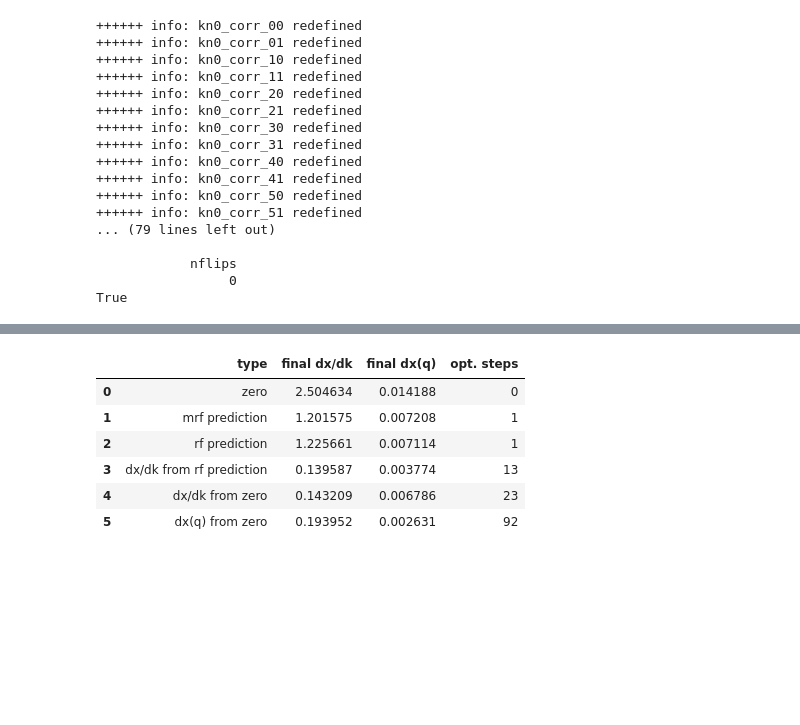
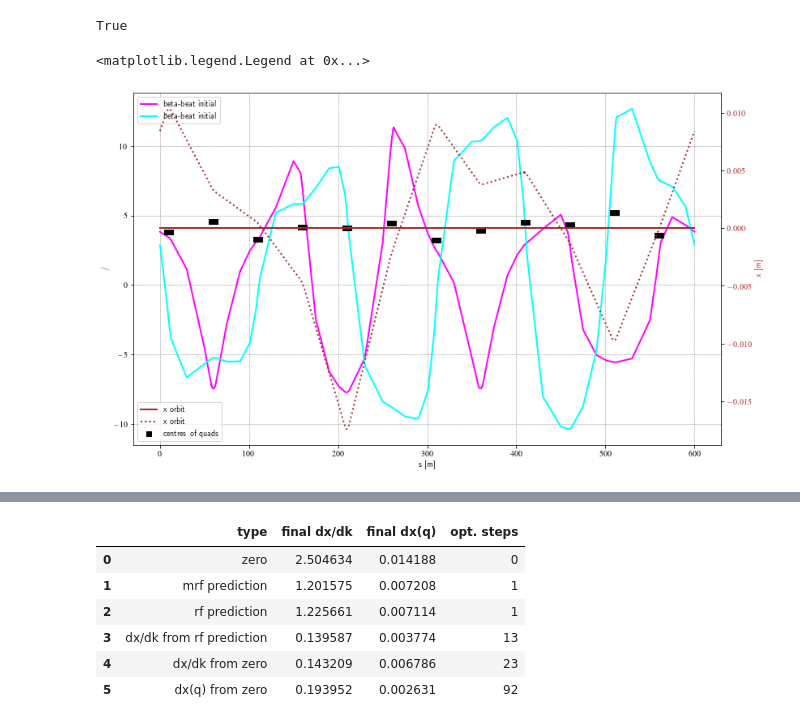
Before and after one commit to drabusov/beta-beating, a Jupyter notebook: FODO.ipynb, the cells around one changed output, grey strips where cells are left out. Saved outputs shown, nothing was run; the diff lists cells and outputs as text; code cells hidden in the pictures; blank space fills up the shorter version.

```diff
--- a/FODO.ipynb
+++ b/FODO.ipynb
@@ -372,17 +245,48 @@ True
+# %%
+a=add_err()
+print(a)
+
+DF0 =madx.table.twiss.dframe()
+err =madx.table.efield.dframe()
+tmp = err[err["name"].str.contains('..',regex=False)]
+qsERR = tmp[tmp["name"].str.contains("q")]
+
+tmp = DF0[DF0["name"].str.contains('..',regex=False)]
+qsPos = tmp[tmp["name"].str.contains("q")]
+# %% [output]
+True
+# %%
+# just plotting
+fig = plt.figure(figsize=(13,8))
+
+plt.plot(DF0['s'],(DF0['betx']/myTwiss['betx']-1)*100,'magenta', label='beta-beat initial', lw=2)
+plt.plot(DF0['s'],(DF0['bety']/myTwiss['bety']-1)*100,'cyan', label='beta-beat initial', lw=2)
+
+#plt.plot(myTwiss['s'],myTwiss['betx'],'b', label='$\\beta_x$')
+#plt.plot(myTwiss['s'],myTwiss['bety'],'r', label='$\\beta_y$')
+#plt.plot(DF0['s'],DF0['betx'],'b', label='$\\beta_x$', ls=":")
+#plt.plot(DF0['s'],DF0['bety'],'r', label='$\\beta_y$', ls=":")
+#plt.ylabel('[m]')
+plt.ylabel('/%')
+plt.xlabel('s [m]')
+plt.legend(loc='best')
+
+plt.grid()
+
+ax3 = plt.gca().twinx()
+plt.plot(myTwiss['s'],myTwiss['x'],'brown', label='x orbit', lw=2)
+plt.plot(DF0['s'],DF0['x'],'brown', label='x orbit', lw=2, ls=":")
+plt.scatter(qsPos['s'],qsERR["dx"], label="centres of quads", marker = "s", color = "black")
+
+
+ax3.set_ylabel('x [m]', color='brown')
+ax3.tick_params(axis='y', labelcolor='brown')
+plt.legend(loc='best')
+#plt.ylim(0, 10);
+# %% [output]
+<matplotlib.legend.Legend at 0x...>
+[figure, added]
 # %%
-myTwiss = madx.table.twiss.dframe()
-
-a=add_err()
-print(a)
-
-DF0=madx.table.twiss.dframe()
-bpmDF0 = DF0[DF0["keyword"]=="monitor"]
-qsPos = DF0[DF0["keyword"]=="quadrupole"]
-
-err =madx.table.efield.dframe()
-qsERR = err[err["name"].str.contains("q")]
-
-
 bpms = list(myTwiss[myTwiss["keyword"]=="monitor"]["name"])
 other =["n", "dx(q)"]
 corrs = ["kn0_corr_{}{}".format(i//2,i%2) for i in range(12)]
@@ -406,21 +310,3 @@ X_train, X_test, Y_train, Y_test = train_test_split(X, Y, train_size=int(8*n/10)
 
 regr_multirf.fit(X_train, Y_train)
 y_multirf = regr_multirf.predict(X_test)
-# %% [output]
-++++++ info: kn0_corr_00 redefined
-++++++ info: kn0_corr_01 redefined
-++++++ info: kn0_corr_10 redefined
-++++++ info: kn0_corr_11 redefined
-++++++ info: kn0_corr_20 redefined
-++++++ info: kn0_corr_21 redefined
-++++++ info: kn0_corr_30 redefined
-++++++ info: kn0_corr_31 redefined
-++++++ info: kn0_corr_40 redefined
-++++++ info: kn0_corr_41 redefined
-++++++ info: kn0_corr_50 redefined
-++++++ info: kn0_corr_51 redefined
-... (79 lines left out)
-
-            nflips
-                 0
-True
```
Also changed, not shown: parts of 21 cells of this notebook.
